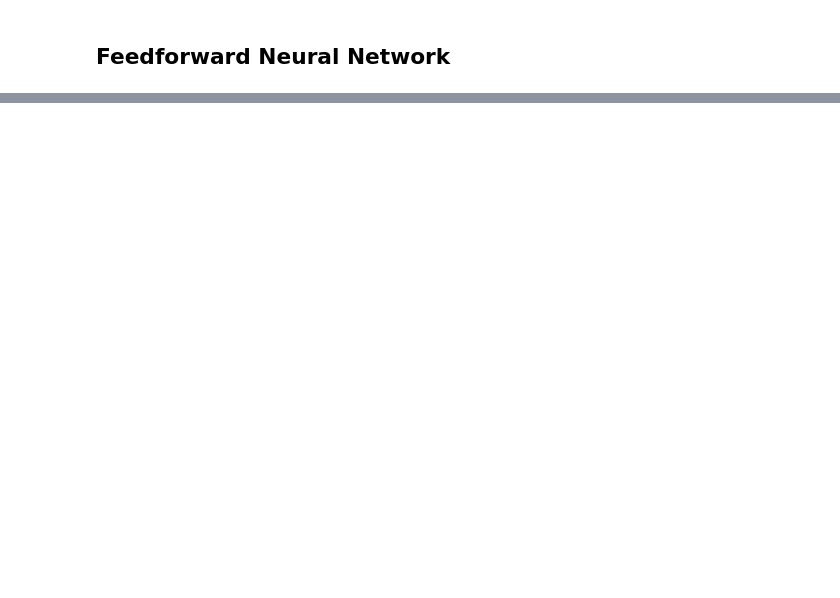
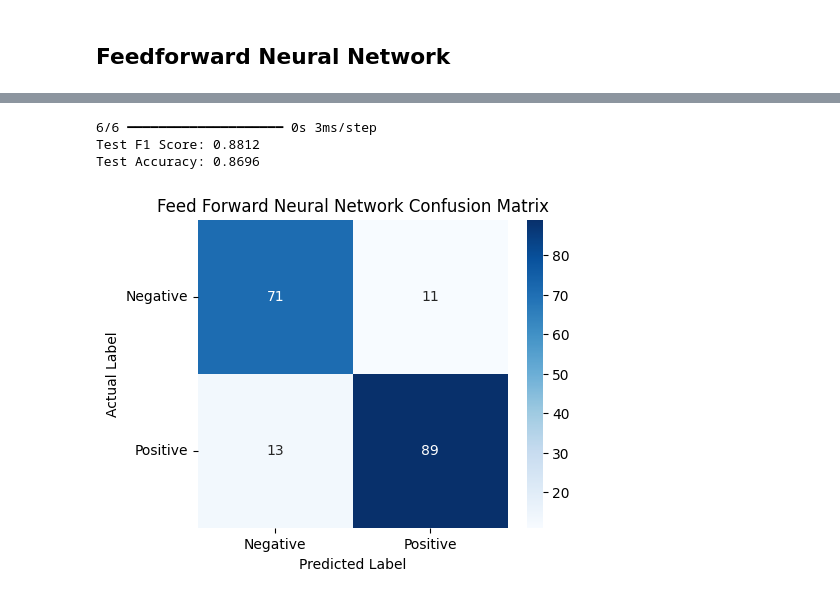
Before and after one commit to MostafaElKaranshawy/Heart_Failure_Classification_Problem, a Jupyter notebook: main.ipynb, the cells around one changed output, grey strips where cells are left out. Cells and saved outputs as stored; diff of their text form; code cells hidden in the pictures; blank space fills up the shorter version.

```diff
--- a/main.ipynb
+++ b/main.ipynb
@@ -683 +720,26 @@ Best Hyperparameters: {'neurons': 16, 'learning_rate': 0.001, 'epochs': 100}
 Validation Accuracy: 0.8913
+# %%
+FNN_y_pred_probs = model.predict(x_test)
+
+FNN_y_pred = (FNN_y_pred_probs > 0.5).astype(int)
+FNN_test_accuracy = accuracy_score(y_test, FNN_y_pred)
+FNN_f1 = f1_score(y_test, FNN_y_pred)
+FNN_cm = confusion_matrix(y_test, FNN_y_pred)
+
+print(f"Test F1 Score: {FNN_f1:.4f}")
+print(f"Test Accuracy: {FNN_test_accuracy:.4f}")
+
+# 6. Compute and plot the confusion matrix
+plt.figure(figsize=(5, 4))
+sns.heatmap(FNN_cm, annot=True, fmt="d", cmap="Blues", xticklabels=["Negative", "Positive"], yticklabels=["Negative", "Positive"])
+plt.yticks(rotation=0) # to not rotate the labels on y scale
+
+plt.xlabel("Predicted Label")
+plt.ylabel("Actual Label")
+plt.title("Feed Forward Neural Network Confusion Matrix")
+plt.show()
+# %% [output]
+6/6 ━━━━━━━━━━━━━━━━━━━━ 0s 3ms/step
+Test F1 Score: 0.8812
+Test Accuracy: 0.8696
+[figure, added]
```
Also changed, not shown: parts of 10 cells of this notebook, 1 other file.
